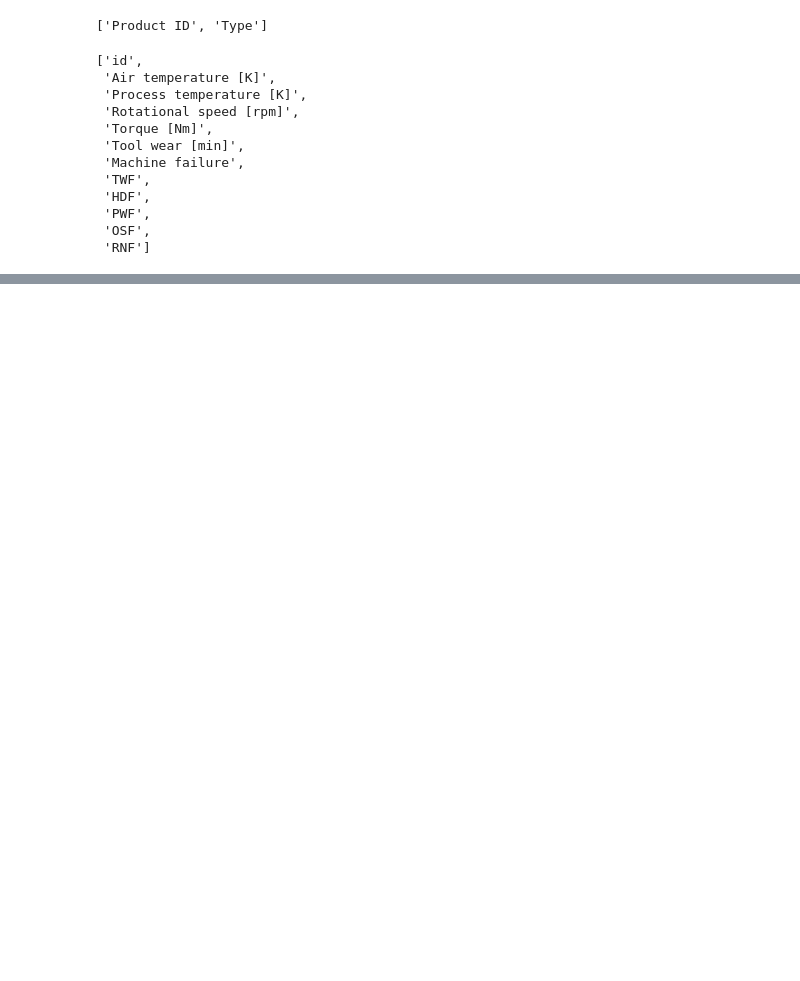
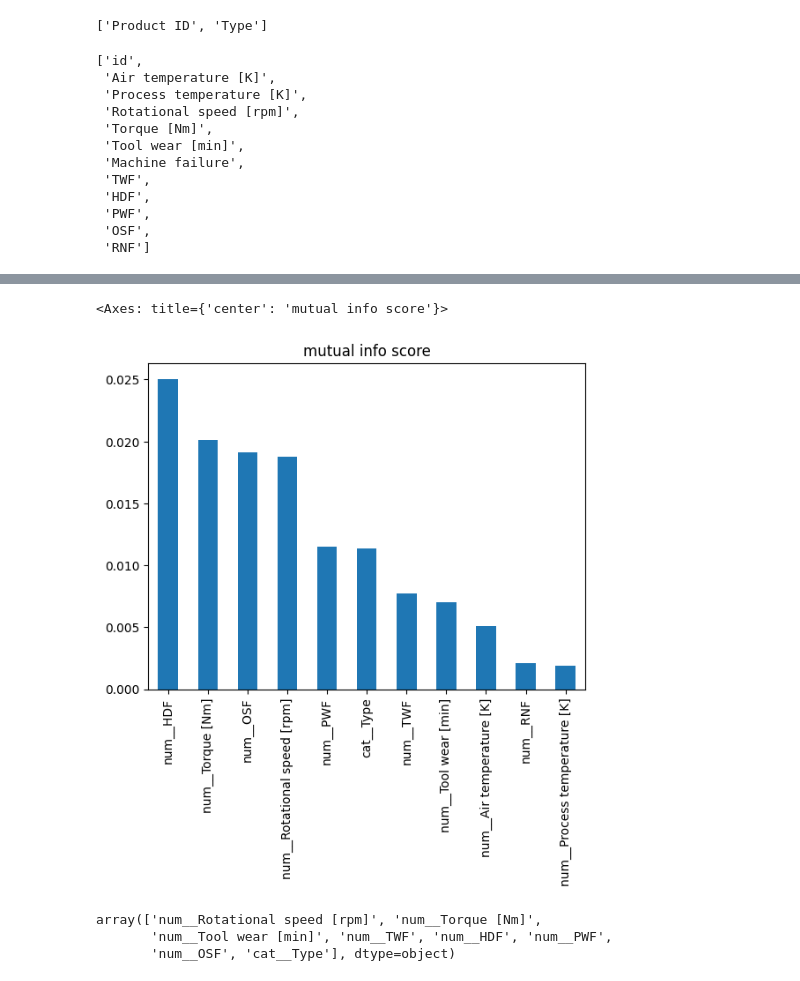
Before and after one commit to kulaish/VS-code-1, a Jupyter notebook: Machine failure project/MFP.ipynb, the cells around one changed output, grey strips where cells are left out. Saved outputs shown, nothing was run; the diff lists cells and outputs as text; code cells hidden in the pictures; blank space fills up the shorter version.

```diff
--- a/Machine failure project/MFP.ipynb
+++ b/Machine failure project/MFP.ipynb
@@ -78,0 +146,6 @@ con
+# %%
+pre=ColumnTransformer([('num',num_pipe,con),
+                       ('cat',cat_pipe,cat)]).set_output(transform='pandas')
+# %%
+x_pre=pre.fit_transform(x)
+x_pre.head()
@@ -78,0 +161,4 @@ con
+# %%
+from sklearn.feature_selection import mutual_info_classif
+mi=mutual_info_classif(x_pre,y)
+mi
@@ -78,0 +169,5 @@ con
+# %%
+mi=pd.Series(mi)
+mi.index=x_pre.columns
+mi=mi.sort_values(ascending=False)
+mi
@@ -78,0 +187,15 @@ con
+# %%
+mi.plot(kind="bar",title="mutual info score")
+# %% [output]
+<Axes: title={'center': 'mutual info score'}>
+[figure, added]
+# %%
+from sklearn.feature_selection import SelectKBest
+sel=SelectKBest(mutual_info_classif,k=8)
+sel.fit(x_pre,y)
+sel_cols=sel.get_feature_names_out()
+sel_cols
+# %% [output]
+array(['num__Rotational speed [rpm]', 'num__Torque [Nm]',
+       'num__Tool wear [min]', 'num__TWF', 'num__HDF', 'num__PWF',
+       'num__OSF', 'cat__Type'], dtype=object)
```
Also changed, not shown: parts of 78 cells of this notebook, 3 other files.
